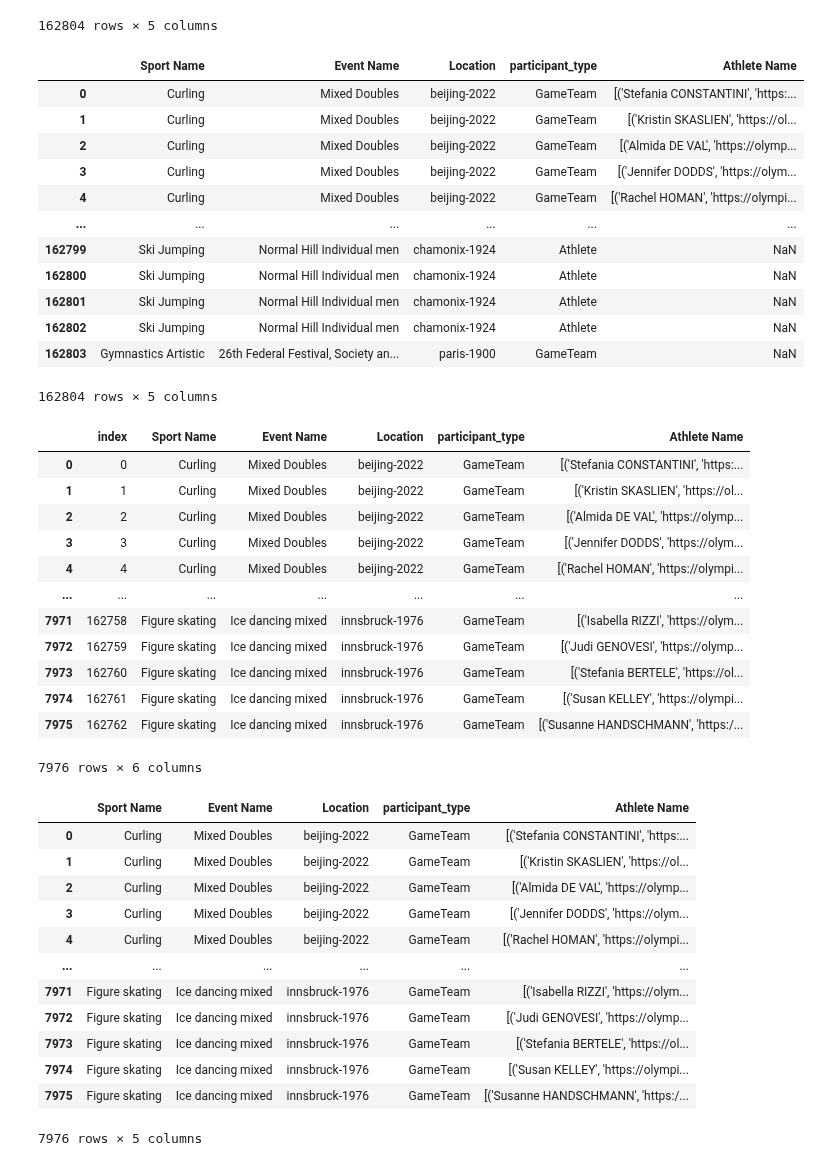
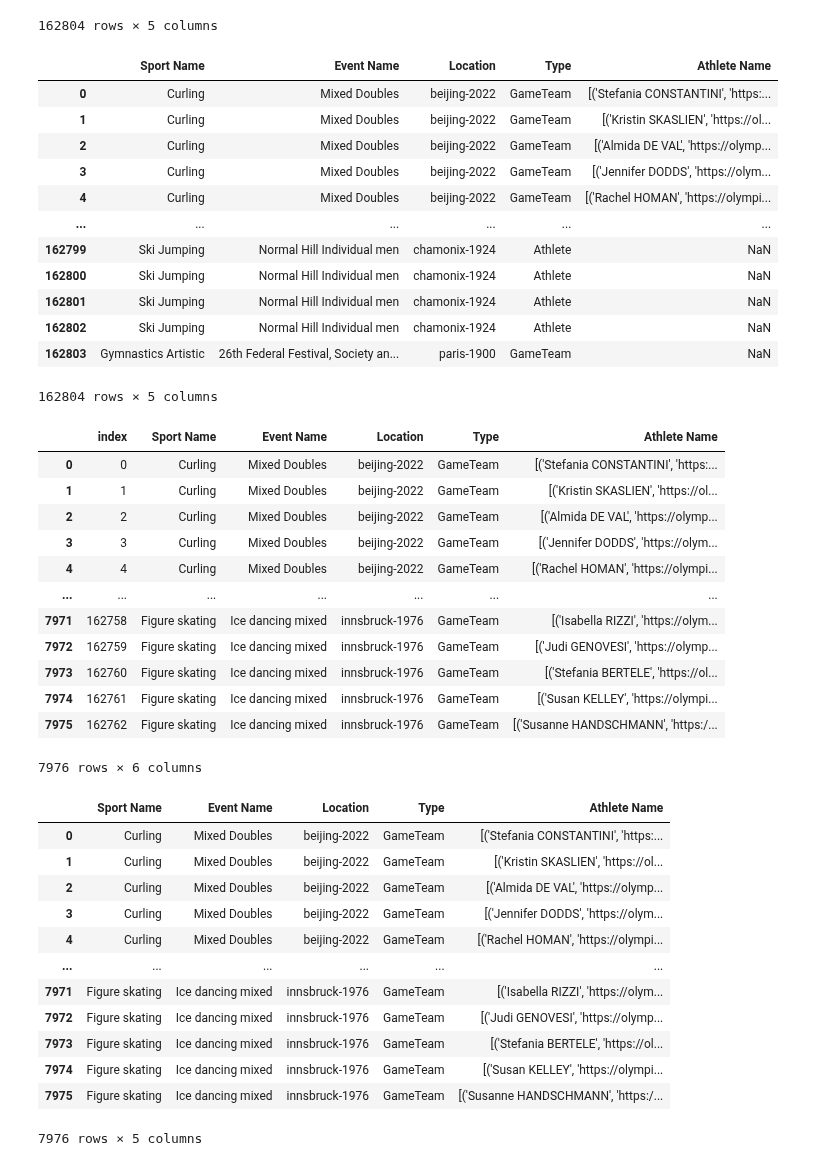
Before and after one commit to ubco-W2022T2-data301/project-group-group17, a Jupyter notebook: analysis/notebooks/analysis_dylan.ipynb, the cells around one changed output. Saved outputs shown, nothing was run; the diff lists cells and outputs as text; code cells hidden in the pictures.

```diff
--- a/analysis/notebooks/analysis_dylan.ipynb
+++ b/analysis/notebooks/analysis_dylan.ipynb
@@ -98,11 +98,12 @@ Research_df
 # %%
 Research_df = Research_df.rename(columns= {'discipline_title':'Sport Name',
                                            'event_title':'Event Name',
                                            'slug_game':'Location',
+                                           'participant_type':'Type',
                                            'athletes':'Athlete Name'})
 Research_df
 # %% [output]
-|  | Sport Name | Event Name | Location | participant_type | Athlete Name |
+|  | Sport Name | Event Name | Location | Type | Athlete Name |
 | 0 | Curling | Mixed Doubles | beijing-2022 | GameTeam | [('Stefania CONSTANTINI', 'https:... |
 | 1 | Curling | Mixed Doubles | beijing-2022 | GameTeam | [('Kristin SKASLIEN', 'https://ol... |
 | 2 | Curling | Mixed Doubles | beijing-2022 | GameTeam | [('Almida DE VAL', 'https://olymp... |
@@ -122,7 +123,7 @@ Research_df
 Research_df = Research_df.dropna(subset='Athlete Name').reset_index()
 Research_df
 # %% [output]
-|  | index | Sport Name | Event Name | Location | participant_type | Athlete Name |
+|  | index | Sport Name | Event Name | Location | Type | Athlete Name |
 | 0 | 0 | Curling | Mixed Doubles | beijing-2022 | GameTeam | [('Stefania CONSTANTINI', 'https:... |
 | 1 | 1 | Curling | Mixed Doubles | beijing-2022 | GameTeam | [('Kristin SKASLIEN', 'https://ol... |
 | 2 | 2 | Curling | Mixed Doubles | beijing-2022 | GameTeam | [('Almida DE VAL', 'https://olymp... |
@@ -139,7 +140,7 @@ Research_df
 Research_df = Research_df.drop(columns=['index'])
 Research_df
 # %% [output]
-|  | Sport Name | Event Name | Location | participant_type | Athlete Name |
+|  | Sport Name | Event Name | Location | Type | Athlete Name |
 | 0 | Curling | Mixed Doubles | beijing-2022 | GameTeam | [('Stefania CONSTANTINI', 'https:... |
 | 1 | Curling | Mixed Doubles | beijing-2022 | GameTeam | [('Kristin SKASLIEN', 'https://ol... |
 | 2 | Curling | Mixed Doubles | beijing-2022 | GameTeam | [('Almida DE VAL', 'https://olymp... |
```
Also changed, not shown: parts of 19 cells of this notebook.
